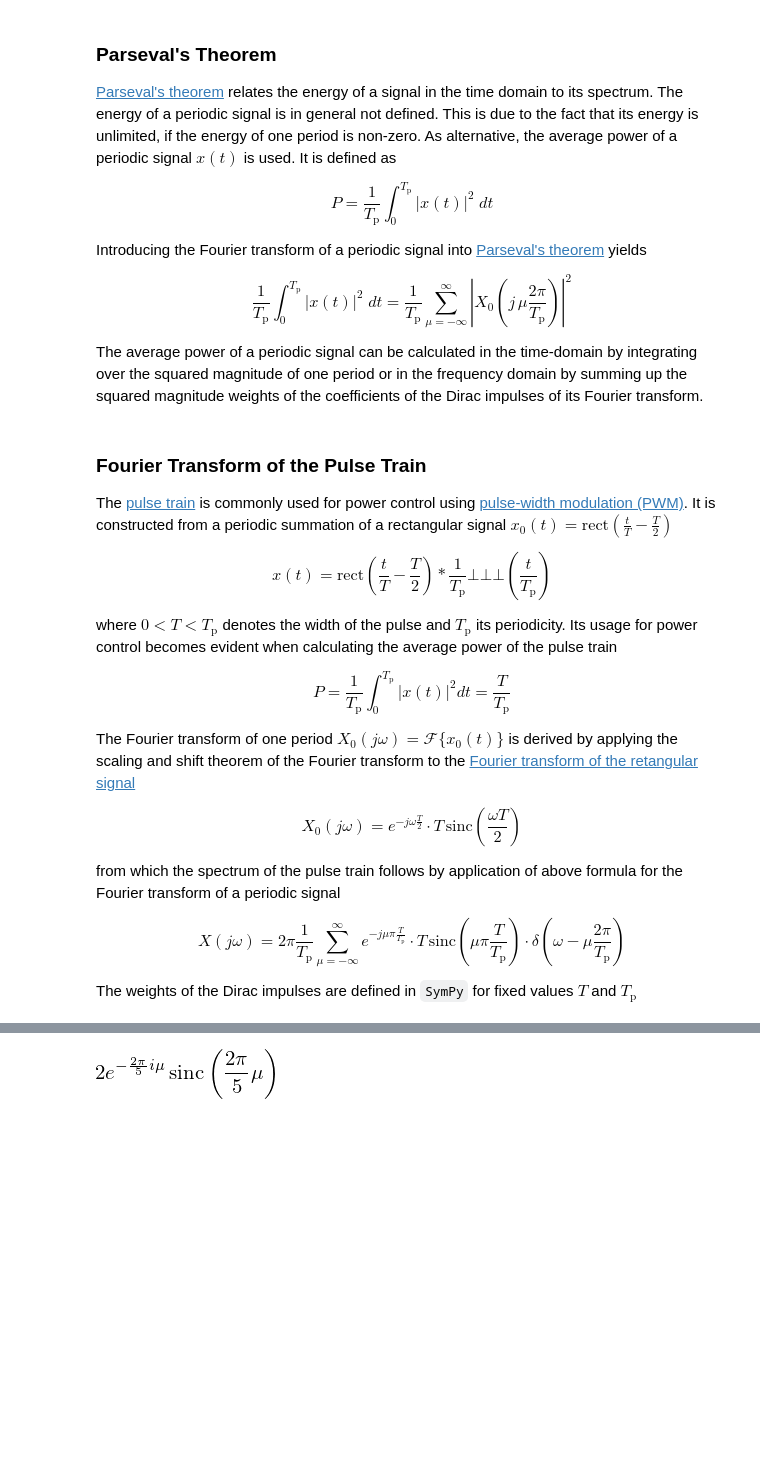
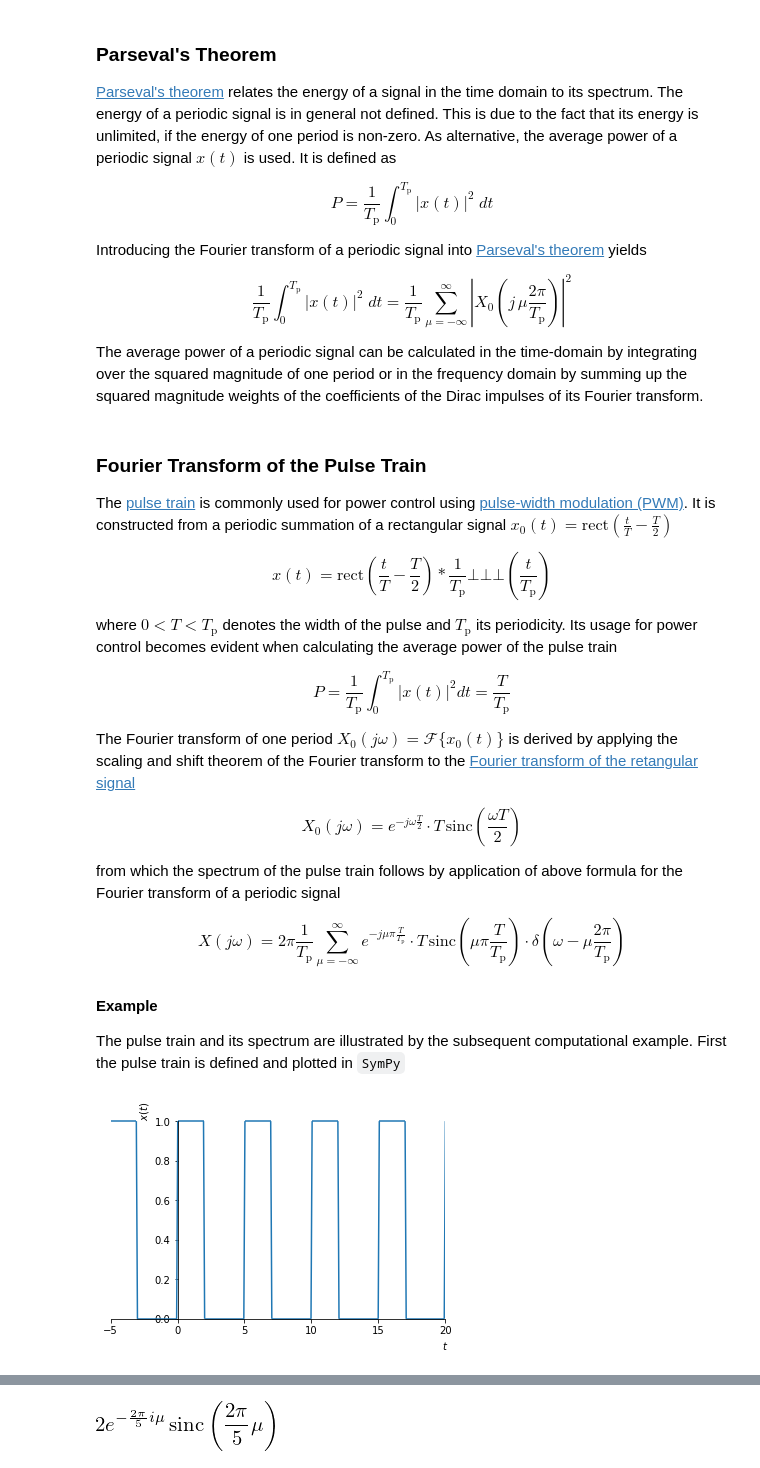
Before and after one commit to spatialaudio/signals-and-systems-lecture, a Jupyter notebook: periodic_signals/spectrum.ipynb, the cells around one changed output, grey strips where cells are left out. Saved outputs shown, nothing was run; the diff lists cells and outputs as text; code cells hidden in the pictures; blank space fills up the shorter version.

Commit message:
Minor revisions of text, defined and plotted pulse train, re-run examples

```diff
--- a/periodic_signals/spectrum.ipynb
+++ b/periodic_signals/spectrum.ipynb
@@ -192,5 +190,24 @@ from which the spectrum of the pulse train follows by application of above formu
 \begin{equation}
 X(j \omega) = 2 \pi \frac{1}{T_\text{p}} \sum_{\mu = - \infty}^{\infty} e^{-j \mu \pi \frac{T}{T_\text{p}}} \cdot T \, \text{sinc} \left( \mu \pi \frac{T}{T_\text{p}} \right) \cdot \delta \left( \omega - \mu \frac{2 \pi}{T_\text{p}} \right)
 \end{equation}
-
-The weights of the Dirac impulses are defined in `SymPy` for fixed values $T$ and $T_\text{p}$
+# %% [markdown]
+**Example**
+
+The pulse train and its spectrum are illustrated by the subsequent computational example. First the pulse train is defined and plotted in `SymPy`
+# %%
+mu = sym.symbols('mu', integer=True)
+t = sym.symbols('t', real=True)
+T = 2
+Tp = 5
+
+def pulse_train(T, Tp):
+    n = sym.symbols('n', integer=True)
+    x0 = sym.Piecewise((0, t < 0), (1, t < T), (0, True))
+    return sym.summation(x0.subs(t, t+n*Tp), (n, -10, 10))
+
+
+import warnings
+warnings.filterwarnings("ignore", module="sympy.plot")
+sym.plot(pulse_train(T, Tp), (t, -5, 20), xlabel='$t$', ylabel='$x(t)$', adaptive=False);
+# %% [output]
+[figure, added]
```
Also changed, not shown: parts of 7 cells of this notebook.
